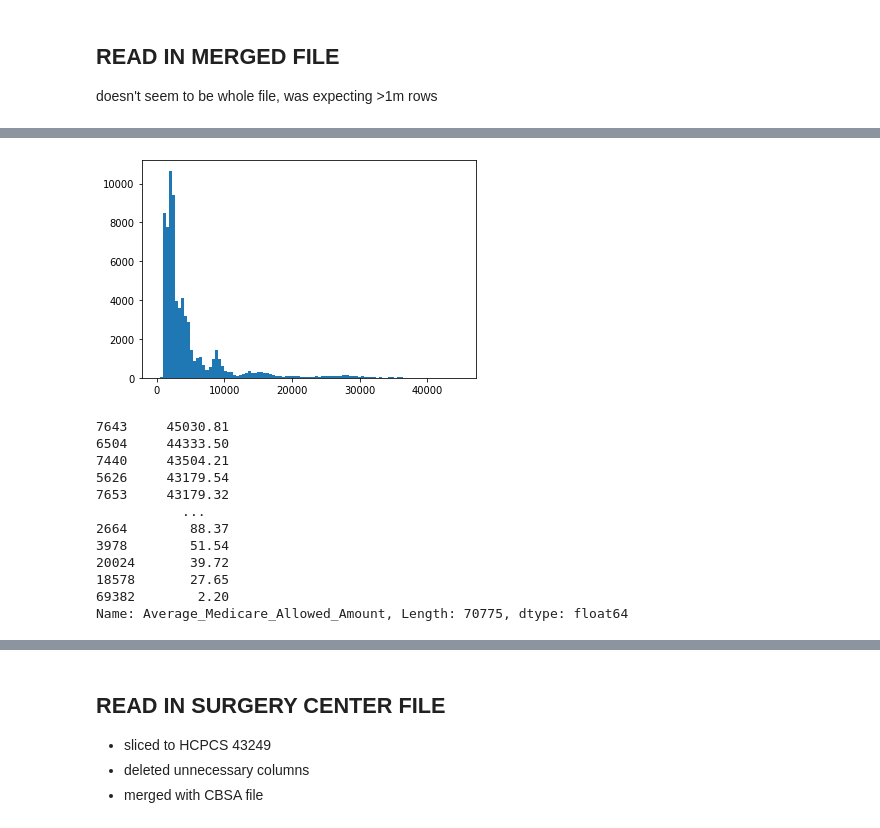
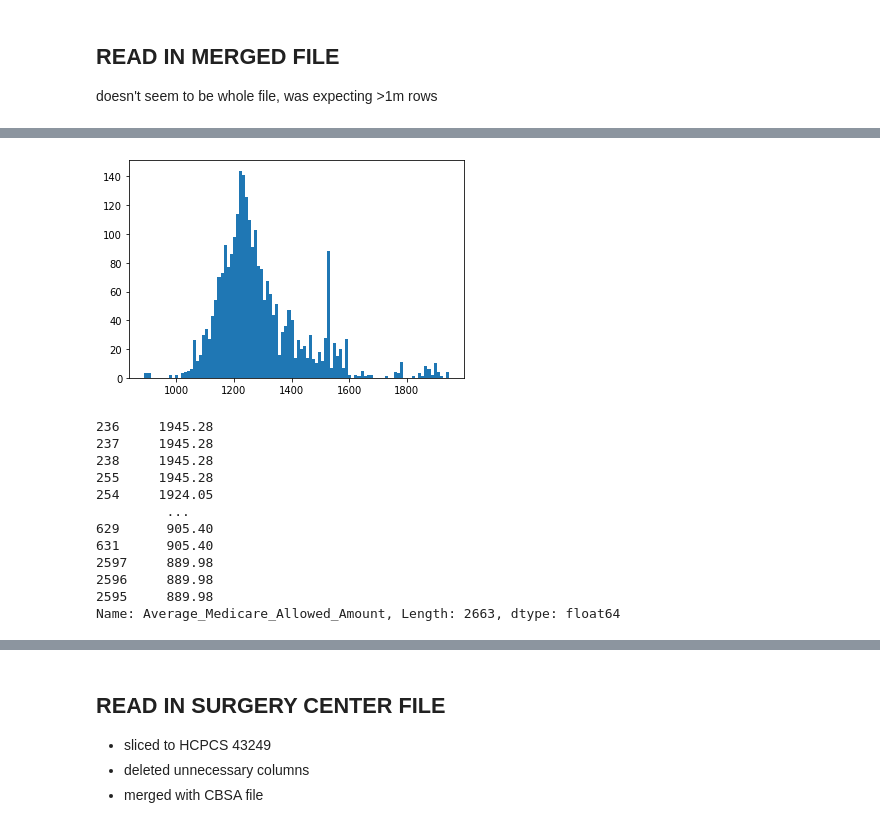
Before and after one commit to knitterpam/Healthcare-Bluebook-Medicare-Pricing-Analysis, a Jupyter notebook: notebooks/HCBB_EDA.ipynb, the cells around one changed output, grey strips where cells are left out. Saved outputs shown, nothing was run; the diff lists cells and outputs as text; code cells hidden in the pictures.

```diff
--- a/notebooks/HCBB_EDA.ipynb
+++ b/notebooks/HCBB_EDA.ipynb
@@ -42,7 +42,7 @@ doesn't seem to be whole file, was expecting >1m rows
 # %%
 %%time
 
-hospital_cbsa_full_join = pd.read_csv('../data/hospital_cbsa_full_join.csv')
-print(hospital_cbsa_full_join.shape)
-hospital_cbsa_full_join.head()
+hospital_cbsa_5302 = pd.read_csv('../data/hospital_cbsa_5302.csv')
+print(hospital_cbsa_5302.shape)
+hospital_cbsa_5302.head()
 # %% [output]
@@ -90,20 +90,20 @@ hospital_cbsa_full_join.describe()
 # %%
-plt.hist('Average_Medicare_Allowed_Amount', bins = 100, data = hospital_cbsa_full_join);
+plt.hist('Average_Medicare_Allowed_Amount', bins = 100, data = hospital_cbsa_5302);
 # %% [output]
-[figure, old version]
+[figure, new version]
 # %%
-hospital_cbsa_full_join['Average_Medicare_Allowed_Amount'].sort_values(ascending=False)
+hospital_cbsa_5302['Average_Medicare_Allowed_Amount'].sort_values(ascending=False)
 # %% [output]
-7643     45030.81
-6504     44333.50
-7440     43504.21
-5626     43179.54
-7653     43179.32
-           ...
-2664        88.37
-3978        51.54
-20024       39.72
-18578       27.65
-69382        2.20
-Name: Average_Medicare_Allowed_Amount, Length: 70775, dtype: float64
+236     1945.28
+237     1945.28
+238     1945.28
+255     1945.28
+254     1924.05
+         ...
+629      905.40
+631      905.40
+2597     889.98
+2596     889.98
+2595     889.98
+Name: Average_Medicare_Allowed_Amount, Length: 2663, dtype: float64
 # %%
```
Also changed, not shown: parts of 40 cells of this notebook, 12 other files.
